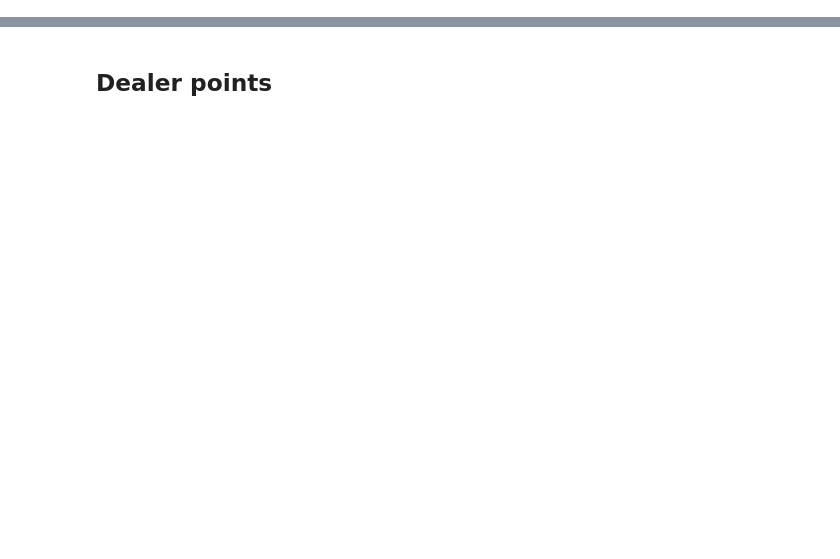
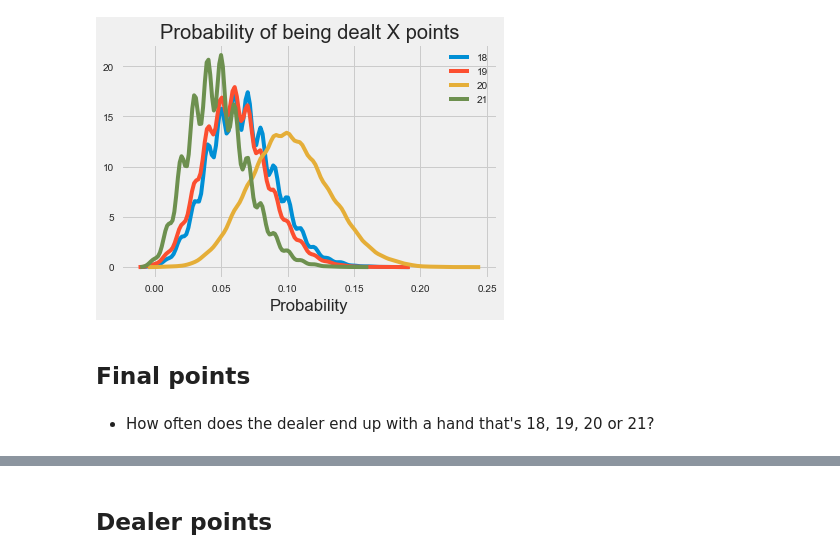
Before and after one commit to jocelyn-ong/data-science-projects, a Jupyter notebook: others/blackjack/analysis.ipynb, the cells around one changed output, grey strips where cells are left out. Saved outputs shown, nothing was run; the diff lists cells and outputs as text; code cells hidden in the pictures; blank space fills up the shorter version.

```diff
--- a/others/blackjack/analysis.ipynb
+++ b/others/blackjack/analysis.ipynb
@@ -22,0 +205,18 @@ df.head()
+# %%
+distp_18 = [get_hand_games(df, "p_initial", 18) for _ in range(10000)]
+distp_19 = [get_hand_games(df, "p_initial", 19) for _ in range(10000)]
+distp_20 = [get_hand_games(df, "p_initial", 20) for _ in range(10000)]
+distp_21 = [get_hand_games(df, "p_initial", 21) for _ in range(10000)]
+# %%
+sns.distplot(distp_18, hist=False, label=18);
+sns.distplot(distp_19, hist=False, label=19);
+sns.distplot(distp_20, hist=False, label=20);
+sns.distplot(distp_21, hist=False, label=21);
+plt.title("Probability of being dealt X points");
+plt.xlabel("Probability");
+# %% [output]
+[figure, added]
+# %% [markdown]
+## Final points
+# %% [markdown]
+- How often does the dealer end up with a hand that's 18, 19, 20 or 21?
```
Also changed, not shown: parts of 58 cells of this notebook, 3 other files.
